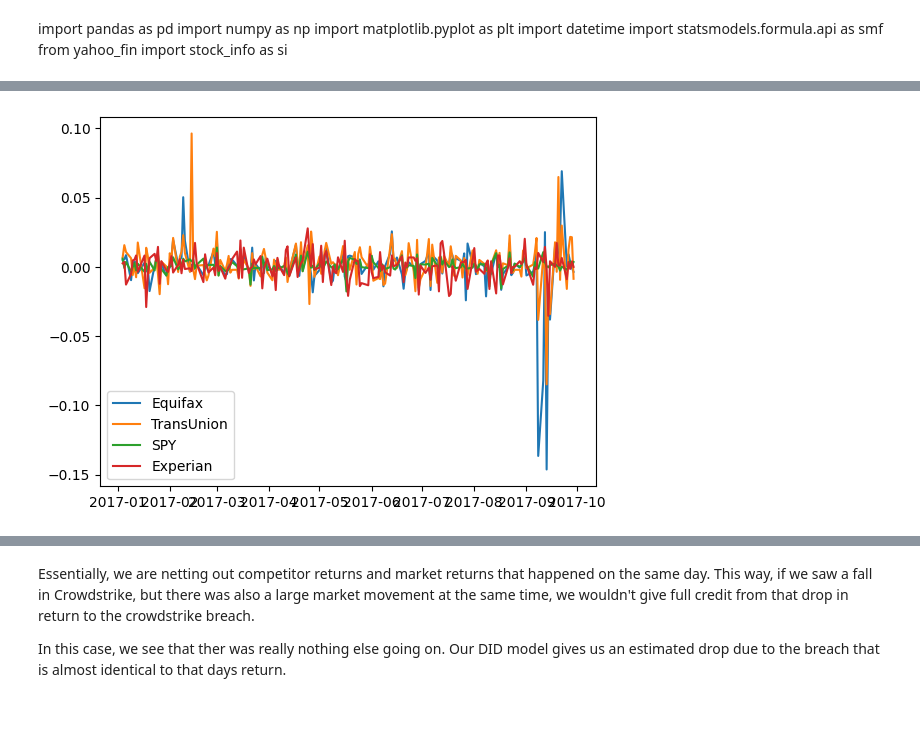
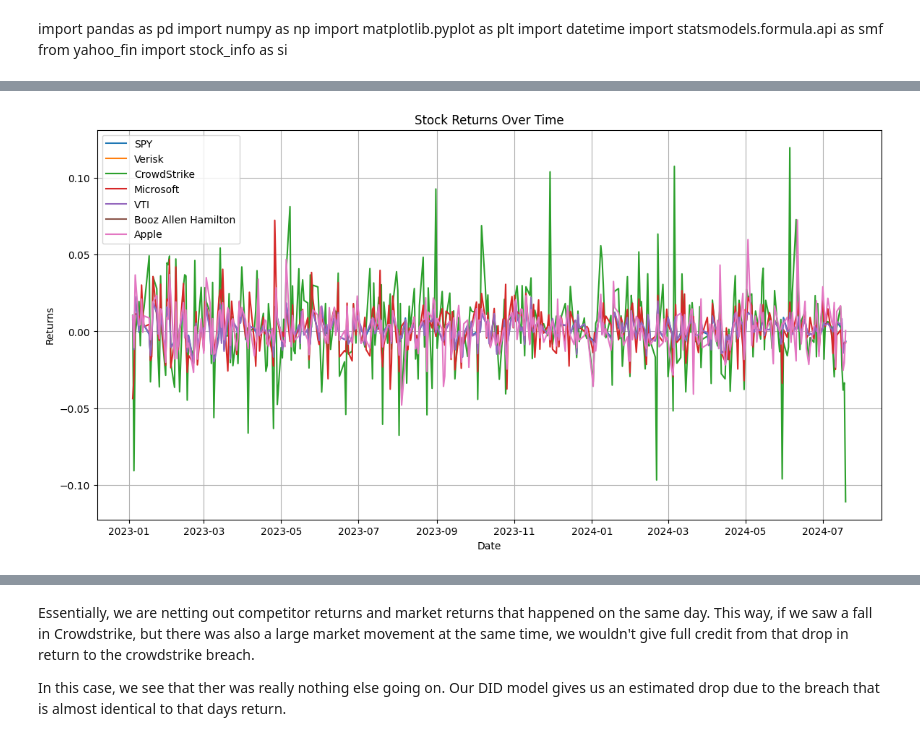
Before and after one commit to rellethy/Projects, a Jupyter notebook: crowdstrike.ipynb, the cells around one changed output, grey strips where cells are left out. Cells and saved outputs as stored; diff of their text form; code cells hidden in the pictures; blank space fills up the shorter version.

```diff
--- a/crowdstrike.ipynb
+++ b/crowdstrike.ipynb
@@ -78,53 +86,63 @@ def difference_in_trends(df, event_date, treated):
 
     return model
 # %%
-#start_date = '2024-01-01'
-#end_date = '2024-07-20'
-start_date = '01-01-2017'
-end_date = '09-30-2017'
-event_date = pd.to_datetime('09-08-2017')
+start_date = '2023-01-01'
+end_date = '2024-07-20'
+#start_date = '01-01-2017'
+#end_date = '09-30-2017'
+event_date = pd.to_datetime('07-19-2024')
 #EFX, TRU, SPY, EXPGY
 #'CRWD', 'MSFT', 'VTI', 'RPD', 'AAPL', 'NVDA'
-tickerlist = list(['EFX', 'MCO', 'TRU', 'SPY', 'VTI', 'EXPGY',])
+#'EFX', 'MCO', 'TRU', 'SPY', 'VTI', 'EXPGY', 'BAH', 'VRSK'
+tickerlist = list(['CRWD', 'MSFT', 'VTI', 'RPD', 'FTNT', 'AAPL', 'NVDA', 'SPY'])
 prices = get_prices(tickerlist, start_date, end_date)
 #create a returns column that caluclates the returns for each day
 prices['return'] = prices.groupby('ticker')['price'].pct_change()
 # %%
 prices['returns'] = prices.groupby('ticker')['price'].pct_change()
 
-efx = prices[prices['ticker'] == 'EFX']
-mco = prices[prices['ticker'] == 'MCO']
-tru = prices[prices['ticker'] == 'TRU']
+#efx = prices[prices['ticker'] == 'EFX']
+#mco = prices[prices['ticker'] == 'MCO']
+#tru = prices[prices['ticker'] == 'TRU']
+#vti = prices[prices['ticker'] == 'VTI']
+#expgy = prices[prices['ticker'] == 'EXPGY']
+bah = prices[prices['ticker'] == 'BAH']
+vrs = prices[prices['ticker'] == 'VRSK']
+
+plt.figure(figsize=(14, 7))
+
+
+
+
 spy = prices[prices['ticker'] == 'SPY']
-vti = prices[prices['ticker'] == 'VTI']
-expgy = prices[prices['ticker'] == 'EXPGY']
-bah = prices[prices['ticker'] == 'BAH']
-vrs = prices[prices['ticker'] == 'VRS']
+crwd = prices[prices['ticker'] == 'CRWD']
+msft = prices[prices['ticker'] == 'MSFT']
+vti  = prices[prices['ticker'] == 'VTI']
+rpd = prices[prices['ticker'] == 'RPD']
+aapl = prices[prices['ticker'] == 'AAPL']
+nvda = prices[prices['ticker'] == 'NVDA']
 
-plt.plot(efx['date'], efx['return'], label='Equifax')
-plt.plot(tru['date'], tru['return'], label='TransUnion')
+
+
 plt.plot(spy['date'], spy['return'], label='SPY')
-plt.plot(expgy['date'], expgy['return'], label='Experian')
-plt.legend()
+plt.plot(vrs['date'], vrs['return'], label='Verisk')
+plt.plot(crwd['date'], crwd['return'], label='CrowdStrike')
+plt.plot(msft['date'], msft['return'], label='Microsoft')
+plt.plot(vti['date'], vti['return'], label='VTI')
+plt.plot(bah['date'], bah['return'], label='Booz Allen Hamilton')
+plt.plot(aapl['date'], aapl['return'], label='Apple')
+plt.legend(loc = 'upper left')
+plt.gca().xaxis.set_major_locator(mdates.MonthLocator(interval=2))  # Change interval as needed
+plt.gca().xaxis.set_major_formatter(mdates.DateFormatter('%Y-%m'))
+
+plt.xlabel('Date')
+plt.ylabel('Returns')
+plt.title('Stock Returns Over Time')
+
+plt.grid(True)
 plt.show()
-
-#crwd = prices[prices['ticker'] == 'CRWD']
-#msft = prices[prices['ticker'] == 'MSFT']
-#vti  = prices[prices['ticker'] == 'VTI']
-##rpd = prices[prices['ticker'] == 'RPD']
-#aapl = prices[prices['ticker'] == 'AAPL']
-#nvda = prices[prices['ticker'] == 'NVDA']
-
-#plt.plot(crwd['date'], crwd['return'], label='CrowdStrike')
-#plt.plot(msft['date'], msft['return'], label='Microsoft')
-#plt.plot(vti['date'], vti['return'], label='VTI')
-#plt.plot(rpd['date'], rpd['return'], label='Rapid7')
-#plt.plot(aapl['date'], aapl['return'], label='Apple')
-#plt.plot(nvda['date'], nvda['return'], label='Nvidia')
-#plt.legend()
-#plt.show()
 # %% [output]
-[figure, old version]
+[figure, new version]
 # %%
 prices[prices['date'] >= "2024-07-16"].iloc[:10,]
 # %% [output]
```
Also changed, not shown: parts of 17 cells of this notebook.
